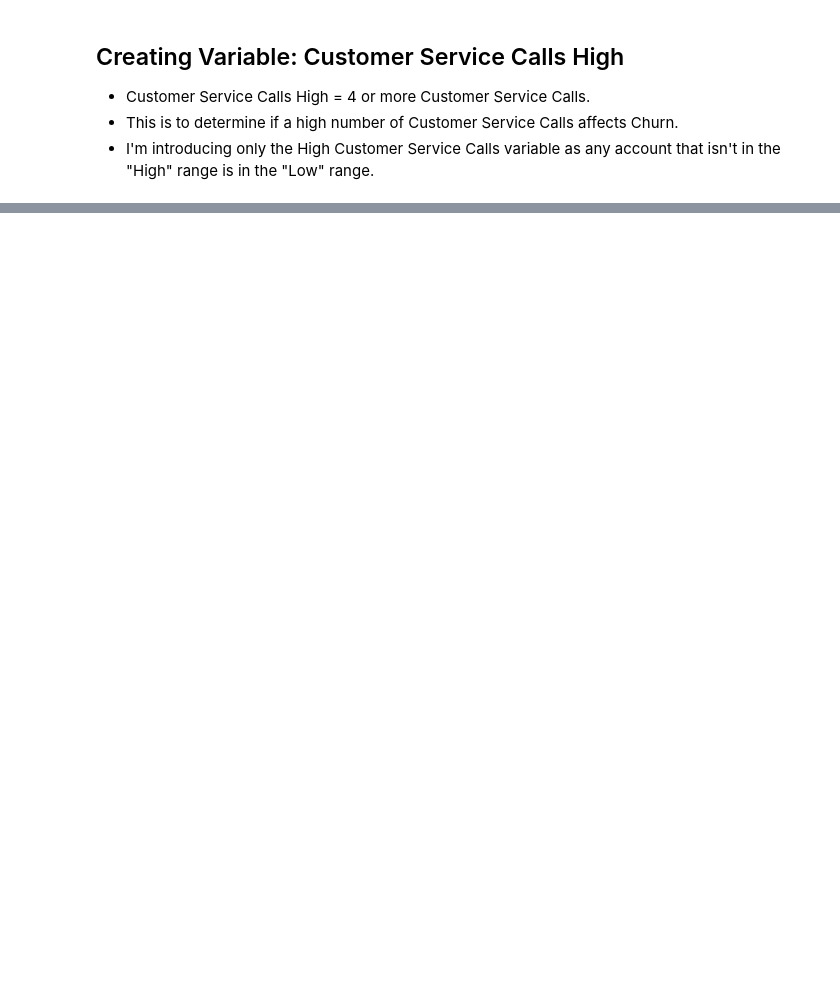
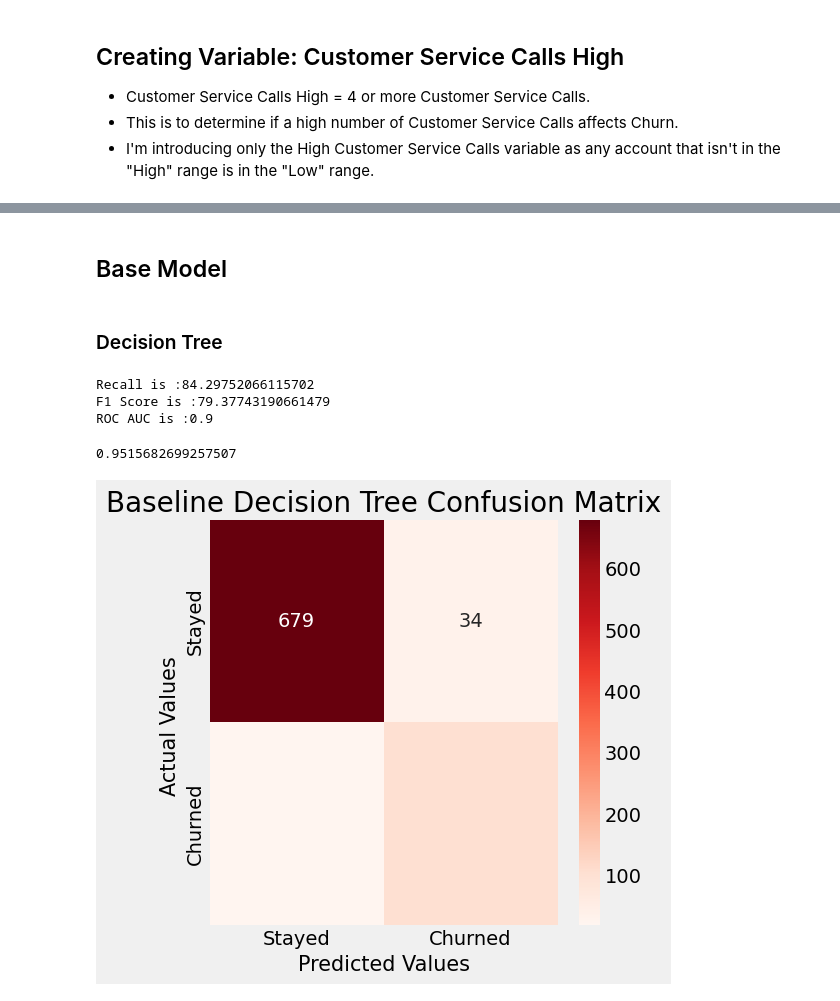
Before and after one commit to waruhiuuu/phase-3-individual-project, a Jupyter notebook: SyriaTel Customer Churn.ipynb, the cells around one changed output, grey strips where cells are left out. Saved outputs shown, nothing was run; the diff lists cells and outputs as text; code cells hidden in the pictures; blank space fills up the shorter version.

```diff
--- a/SyriaTel Customer Churn.ipynb
+++ b/SyriaTel Customer Churn.ipynb
@@ -319,0 +327,4 @@ cleaned_df_2['total_charge']= total_charge
+# %%
+# Creating a df that we'll use for modeling
+model_df = cleaned_df_2.copy()
+model_df.info()
@@ -319,0 +349,4 @@ cleaned_df_2['total_charge']= total_charge
+# %%
+# Removing noise in the dataframe
+model_df=model_df.drop(['customer_service_calls','total_day_charge', 'total_eve_charge', 'total_night_charge', 'total_intl_charge'], axis=1)
+model_df.head(2)
@@ -319,0 +359,10 @@ cleaned_df_2['total_charge']= total_charge
+# %%
+balanced_df = model_df.copy()
+
+X = balanced_df.drop(['churn'], axis=1)
+y = balanced_df['churn']
+
+X_train, X_test, y_train, y_test = train_test_split(X, y, test_size=0.25, stratify=y, random_state=23)
+
+smote = SMOTE(random_state=23)
+X_train_resampled, y_train_resampled = smote.fit_resample(X_train, y_train)
@@ -319,0 +385,38 @@ cleaned_df_2['total_charge']= total_charge
+# %% [markdown]
+## Base Model
+# %% [markdown]
+### Decision Tree
+# %%
+dt1 = DecisionTreeClassifier(random_state=42, class_weight="balanced")
+dt1.fit(X_train_resampled, y_train_resampled)
+dt1_y_pred = dt1.predict(X_test)
+# %%
+metrics(dt1, dt1_y_pred)
+# %% [output]
+Recall is :84.29752066115702
+F1 Score is :79.37743190661479
+ROC AUC is :0.9
+# %%
+dt1_cv_score = np.mean(cross_val_score(dt1, X_train_resampled, y_train_resampled, cv=3))
+dt1_cv_score
+# %% [output]
+0.9515682699257507
+# %%
+dt1_matrix = confusion_matrix(y_test, dt1_y_pred)
+
+fig, ax = plt.subplots(figsize=(5,5))
+
+ax = sns.heatmap(dt1_matrix, annot=True, cmap='Reds', fmt='d', ax=ax, cbar=True)
+
+ax.set_title('Baseline Decision Tree Confusion Matrix', fontsize = 20)
+ax.set_xlabel('Predicted Values',fontsize = 15)
+ax.set_ylabel('Actual Values ', fontsize=15)
+
+## Ticket labels - List must be in alphabetical order
+ax.xaxis.set_ticklabels(['Stayed','Churned'])
+ax.yaxis.set_ticklabels(['Stayed','Churned'])
+
+## Display the visualization of the Confusion Matrix.
+plt.show()
+# %% [output]
+[figure, added]
```
Also changed, not shown: parts of 27 cells of this notebook.
